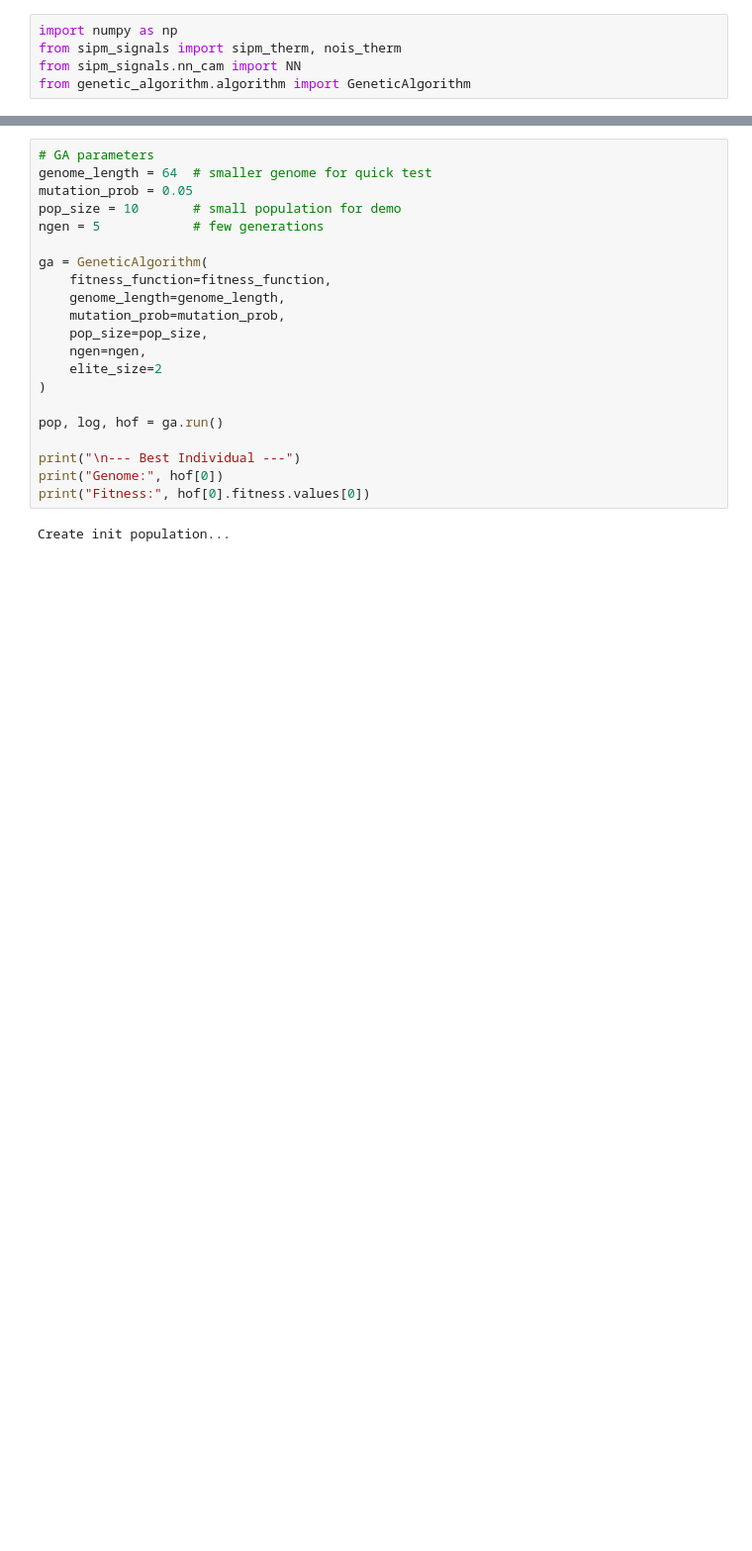
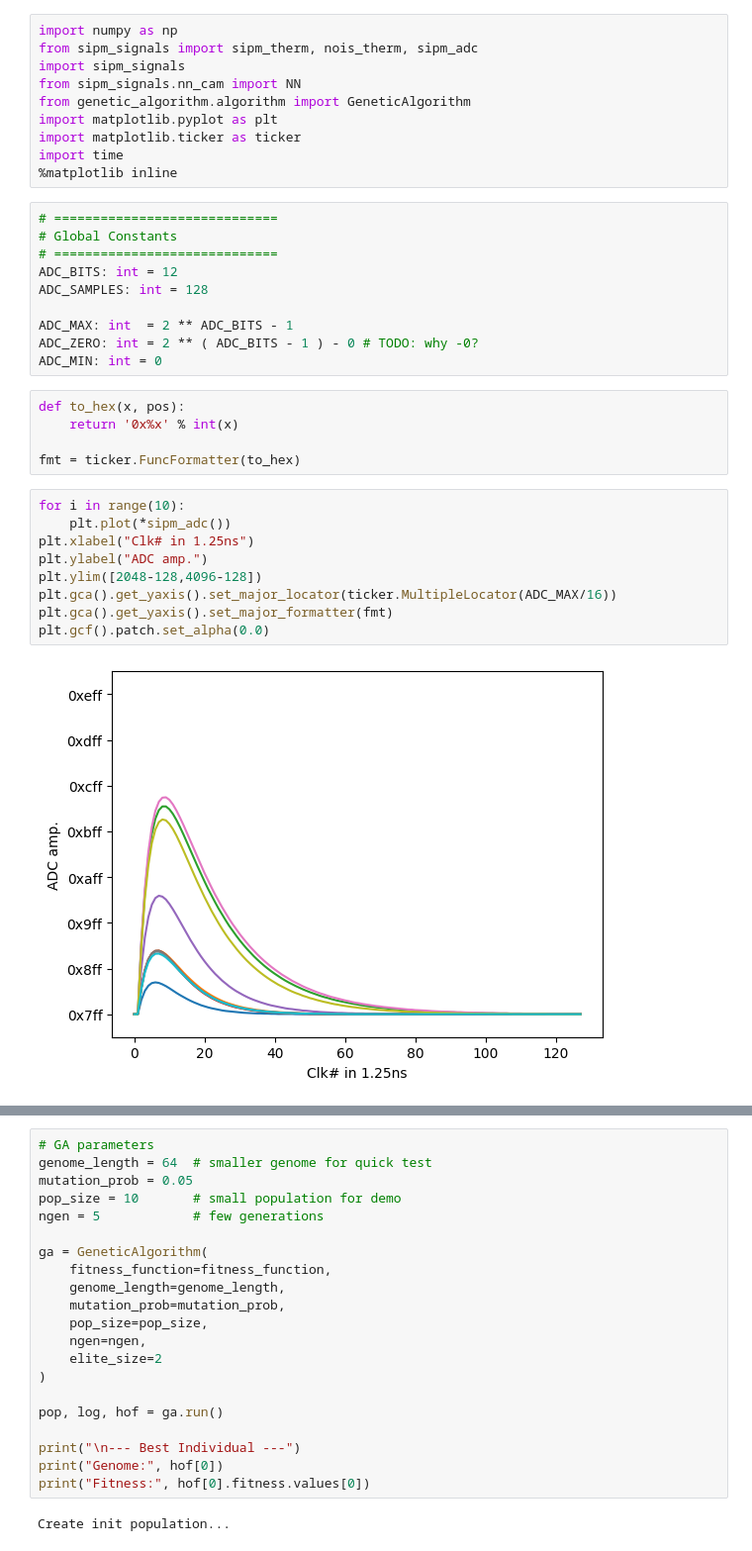
Before and after one commit to fzj-ica/HCL4BNN, a Jupyter notebook: example_run.ipynb, the cells around one changed output, grey strips where cells are left out. Shown at 99% size. Saved outputs shown, nothing was run; the diff lists cells and outputs as text; blank space fills up the shorter version.

```diff
--- a/example_run.ipynb
+++ b/example_run.ipynb
@@ -1,5 +1,36 @@
 # %%
 import numpy as np
-from sipm_signals import sipm_therm, nois_therm
+from sipm_signals import sipm_therm, nois_therm, sipm_adc
+import sipm_signals
 from sipm_signals.nn_cam import NN
 from genetic_algorithm.algorithm import GeneticAlgorithm
+import matplotlib.pyplot as plt
+import matplotlib.ticker as ticker
+import time
+%matplotlib inline
+# %%
+# =============================
+# Global Constants
+# =============================
+ADC_BITS: int = 12
+ADC_SAMPLES: int = 128
+
+ADC_MAX: int  = 2 ** ADC_BITS - 1
+ADC_ZERO: int = 2 ** ( ADC_BITS - 1 ) - 0 # TODO: why -0?
+ADC_MIN: int = 0
+# %%
+def to_hex(x, pos):
+    return '0x%x' % int(x)
+
+fmt = ticker.FuncFormatter(to_hex)
+# %%
+for i in range(10):
+    plt.plot(*sipm_adc())
+plt.xlabel("Clk# in 1.25ns")
+plt.ylabel("ADC amp.")
+plt.ylim([2048-128,4096-128])
+plt.gca().get_yaxis().set_major_locator(ticker.MultipleLocator(ADC_MAX/16))
+plt.gca().get_yaxis().set_major_formatter(fmt)
+plt.gcf().patch.set_alpha(0.0)
+# %% [output]
+[figure, added]
```
Also changed, not shown: parts of 2 cells of this notebook, 2 other files.
